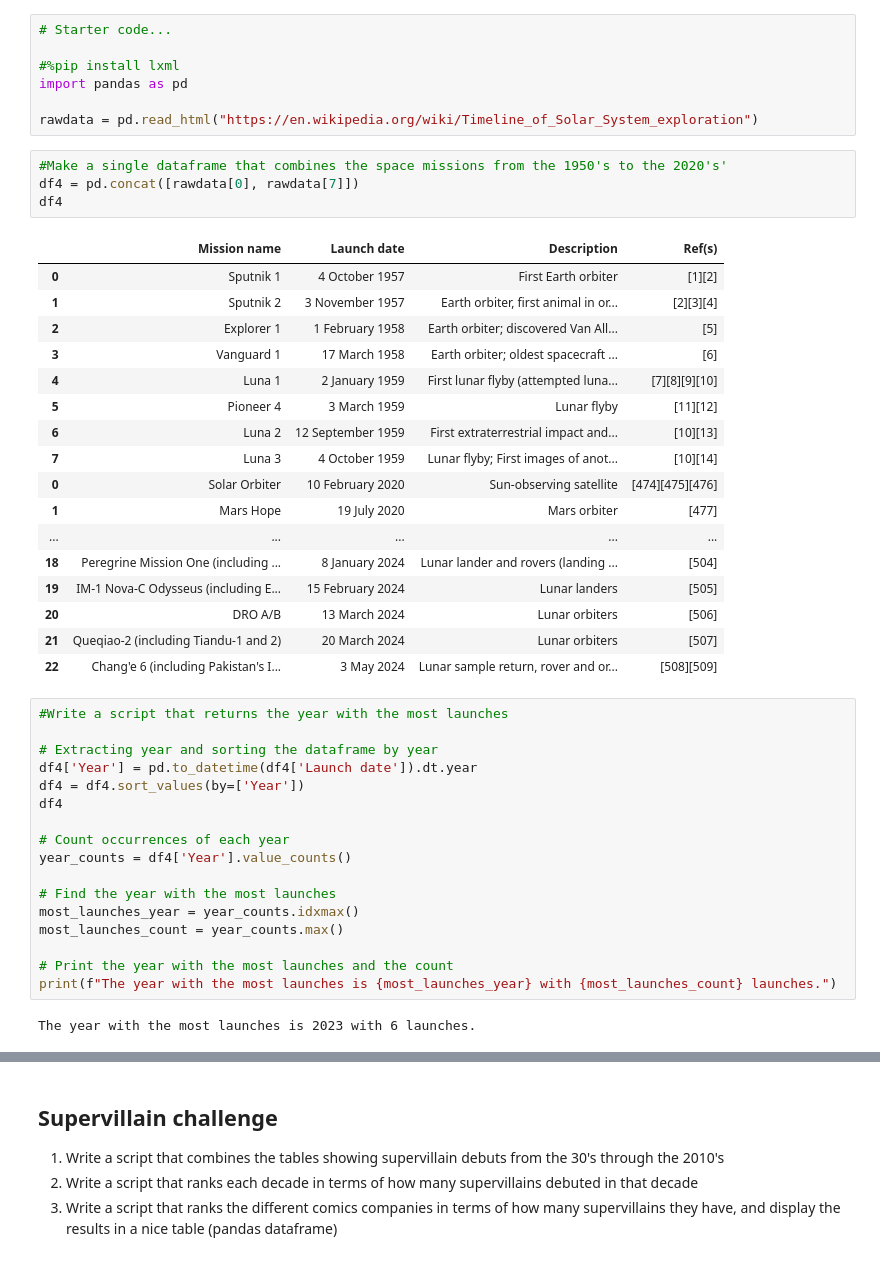
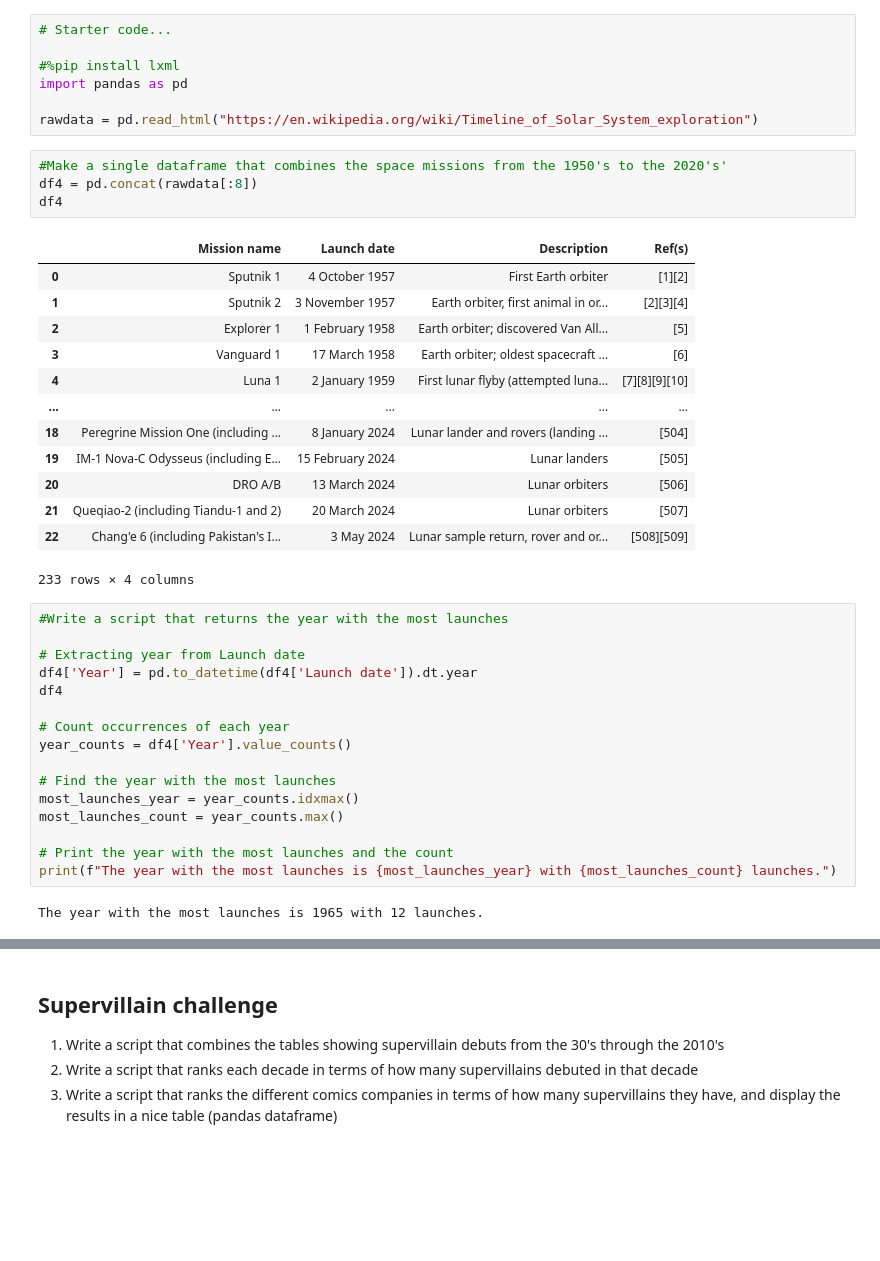
Before and after one commit to KristianeWarncke/Cultural_DataScience, a Jupyter notebook: fun_with_pandas.ipynb, the cells around one changed output, grey strips where cells are left out. Saved outputs shown, nothing was run; the diff lists cells and outputs as text; blank space fills up the shorter version.

```diff
--- a/fun_with_pandas.ipynb
+++ b/fun_with_pandas.ipynb
@@ -148,32 +165,27 @@ import pandas as pd
 rawdata = pd.read_html("https://en.wikipedia.org/wiki/Timeline_of_Solar_System_exploration")
 # %%
 #Make a single dataframe that combines the space missions from the 1950's to the 2020's'
-df4 = pd.concat([rawdata[0], rawdata[7]])
+df4 = pd.concat(rawdata[:8])
 df4
 # %% [output]
 |  | Mission name | Launch date | Description | Ref(s) |
 | 0 | Sputnik 1 | 4 October 1957 | First Earth orbiter | [1][2] |
 | 1 | Sputnik 2 | 3 November 1957 | Earth orbiter, first animal in or... | [2][3][4] |
 | 2 | Explorer 1 | 1 February 1958 | Earth orbiter; discovered Van All... | [5] |
 | 3 | Vanguard 1 | 17 March 1958 | Earth orbiter; oldest spacecraft ... | [6] |
 | 4 | Luna 1 | 2 January 1959 | First lunar flyby (attempted luna... | [7][8][9][10] |
-| 5 | Pioneer 4 | 3 March 1959 | Lunar flyby | [11][12] |
-| 6 | Luna 2 | 12 September 1959 | First extraterrestrial impact and... | [10][13] |
-| 7 | Luna 3 | 4 October 1959 | Lunar flyby; First images of anot... | [10][14] |
-| 0 | Solar Orbiter | 10 February 2020 | Sun-observing satellite | [474][475][476] |
-| 1 | Mars Hope | 19 July 2020 | Mars orbiter | [477] |
 | ... | ... | ... | ... | ... |
 | 18 | Peregrine Mission One (including ... | 8 January 2024 | Lunar lander and rovers (landing ... | [504] |
 | 19 | IM-1 Nova-C Odysseus (including E... | 15 February 2024 | Lunar landers | [505] |
 | 20 | DRO A/B | 13 March 2024 | Lunar orbiters | [506] |
 | 21 | Queqiao-2 (including Tiandu-1 and 2) | 20 March 2024 | Lunar orbiters | [507] |
 | 22 | Chang'e 6 (including Pakistan's I... | 3 May 2024 | Lunar sample return, rover and or... | [508][509] |
+233 rows × 4 columns
 # %%
 #Write a script that returns the year with the most launches
 
-# Extracting year and sorting the dataframe by year
+# Extracting year from Launch date
 df4['Year'] = pd.to_datetime(df4['Launch date']).dt.year
-df4 = df4.sort_values(by=['Year'])
 df4
 
 # Count occurrences of each year
@@ -186,7 +198,7 @@ most_launches_count = year_counts.max()
 # Print the year with the most launches and the count
 print(f"The year with the most launches is {most_launches_year} with {most_launches_count} launches.")
 # %% [output]
-The year with the most launches is 2023 with 6 launches.
+The year with the most launches is 1965 with 12 launches.
 # %%
 #Write a script that returns the most common month for launches
 
```
Also changed, not shown: parts of 12 cells of this notebook.
